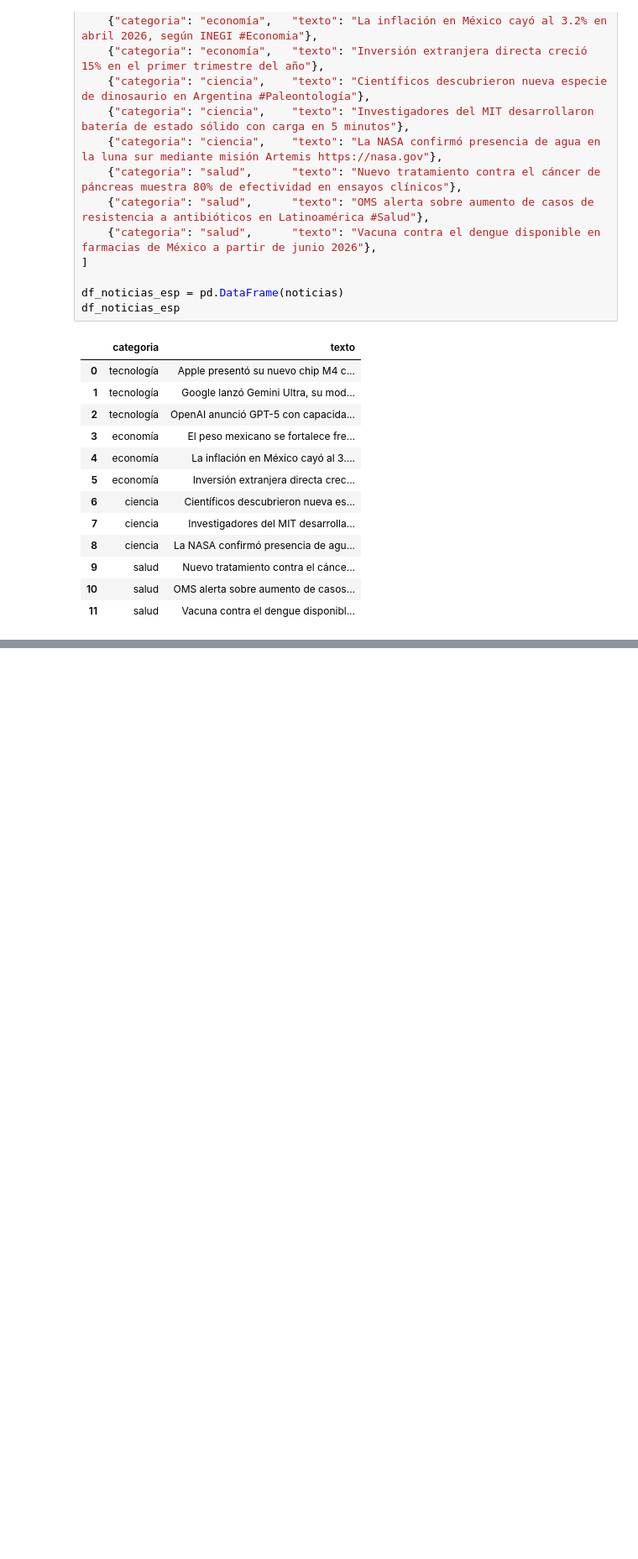
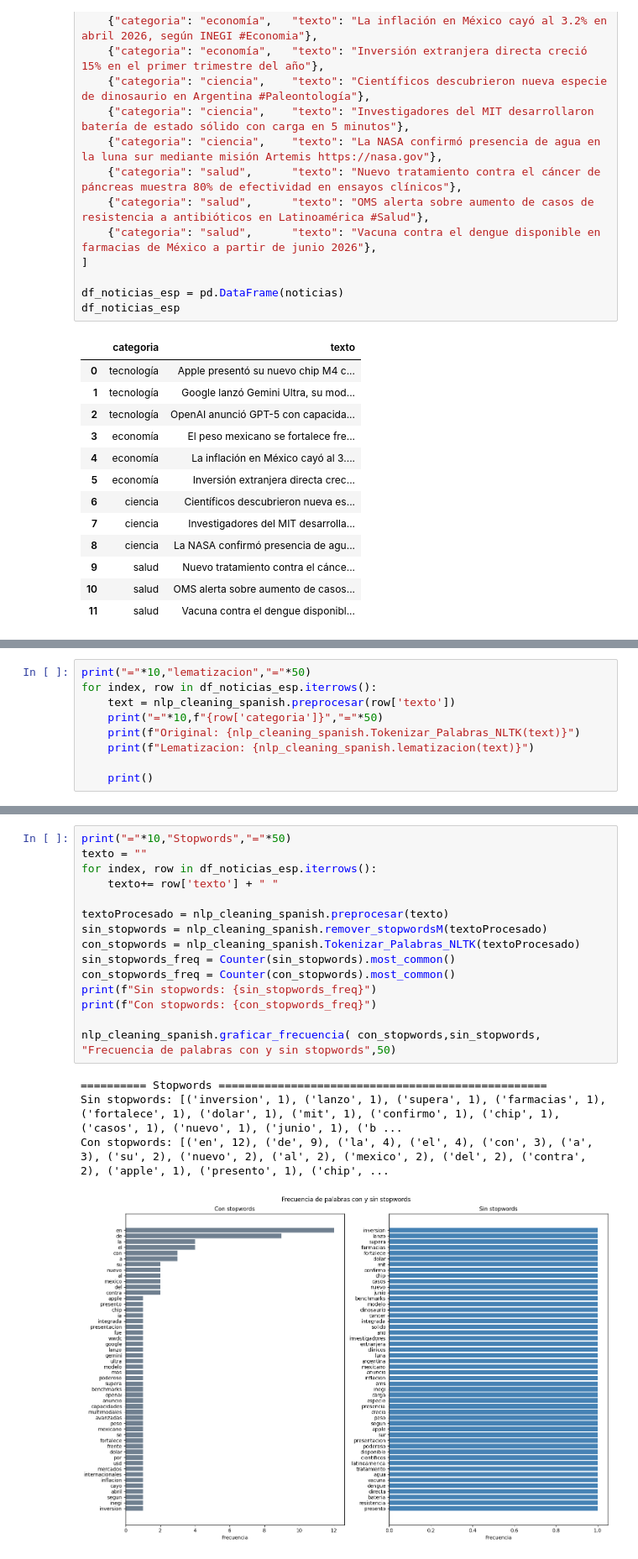
Before and after one commit to echaparro/Procesamiento_Natural_del_Lenguaje_2026, a Jupyter notebook: Modulo I/Actividad2_PipelineTokenizacionStemmerLematizacion.ipynb, the cells around one changed output, grey strips where cells are left out. Shown at 84% size. Saved outputs shown, nothing was run; the diff lists cells and outputs as text; blank space fills up the shorter version.

```diff
--- a/Modulo I/Actividad2_PipelineTokenizacionStemmerLematizacion.ipynb
+++ b/Modulo I/Actividad2_PipelineTokenizacionStemmerLematizacion.ipynb
@@ -79,0 +542,9 @@ df_noticias_esp
+# %%
+print("="*10,"lematizacion","="*50)
+for index, row in df_noticias_esp.iterrows():
+    text = nlp_cleaning_spanish.preprocesar(row['texto'])
+    print("="*10,f"{row['categoria']}","="*50)
+    print(f"Original: {nlp_cleaning_spanish.Tokenizar_Palabras_NLTK(text)}")
+    print(f"Lematizacion: {nlp_cleaning_spanish.lematizacion(text)}")
+
+    print()
@@ -79,0 +569,20 @@ df_noticias_esp
+# %%
+print("="*10,"Stopwords","="*50)
+texto = ""
+for index, row in df_noticias_esp.iterrows():
+    texto+= row['texto'] + " "
+
+textoProcesado = nlp_cleaning_spanish.preprocesar(texto)
+sin_stopwords = nlp_cleaning_spanish.remover_stopwordsM(textoProcesado)
+con_stopwords = nlp_cleaning_spanish.Tokenizar_Palabras_NLTK(textoProcesado)
+sin_stopwords_freq = Counter(sin_stopwords).most_common()
+con_stopwords_freq = Counter(con_stopwords).most_common()
+print(f"Sin stopwords: {sin_stopwords_freq}")
+print(f"Con stopwords: {con_stopwords_freq}")
+
+nlp_cleaning_spanish.graficar_frecuencia( con_stopwords,sin_stopwords, "Frecuencia de palabras con y sin stopwords",50)
+# %% [output]
+========== Stopwords ==================================================
+Sin stopwords: [('inversion', 1), ('lanzo', 1), ('supera', 1), ('farmacias', 1), ('fortalece', 1), ('dolar', 1), ('mit', 1), ('confirmo', 1), ('chip', 1), ('casos', 1), ('nuevo', 1), ('junio', 1), ('b ...
+Con stopwords: [('en', 12), ('de', 9), ('la', 4), ('el', 4), ('con', 3), ('a', 3), ('su', 2), ('nuevo', 2), ('al', 2), ('mexico', 2), ('del', 2), ('contra', 2), ('apple', 1), ('presento', 1), ('chip', ...
+[figure, added]
```
Also changed, not shown: parts of 10 cells of this notebook.
